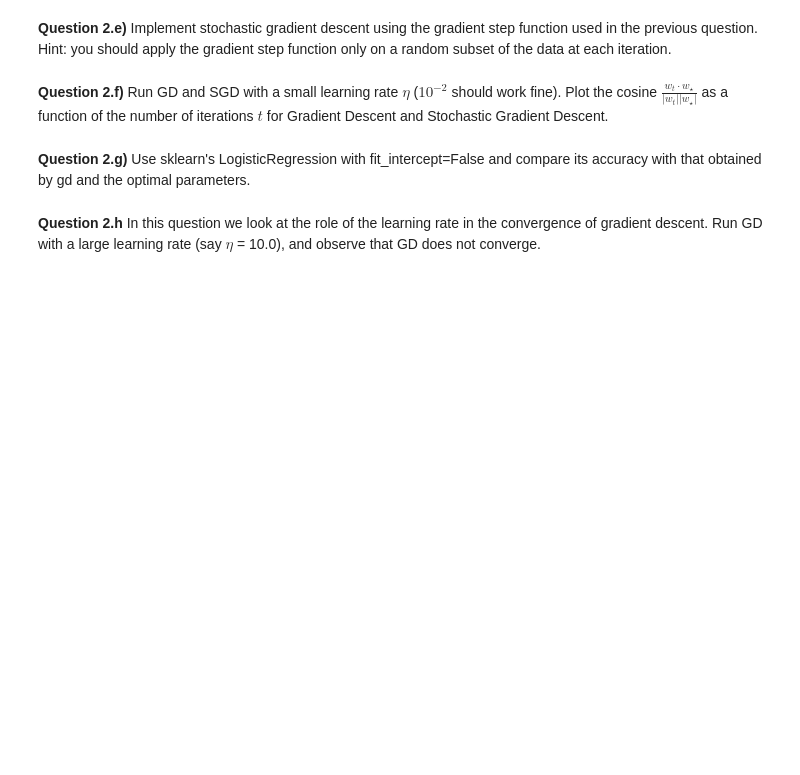
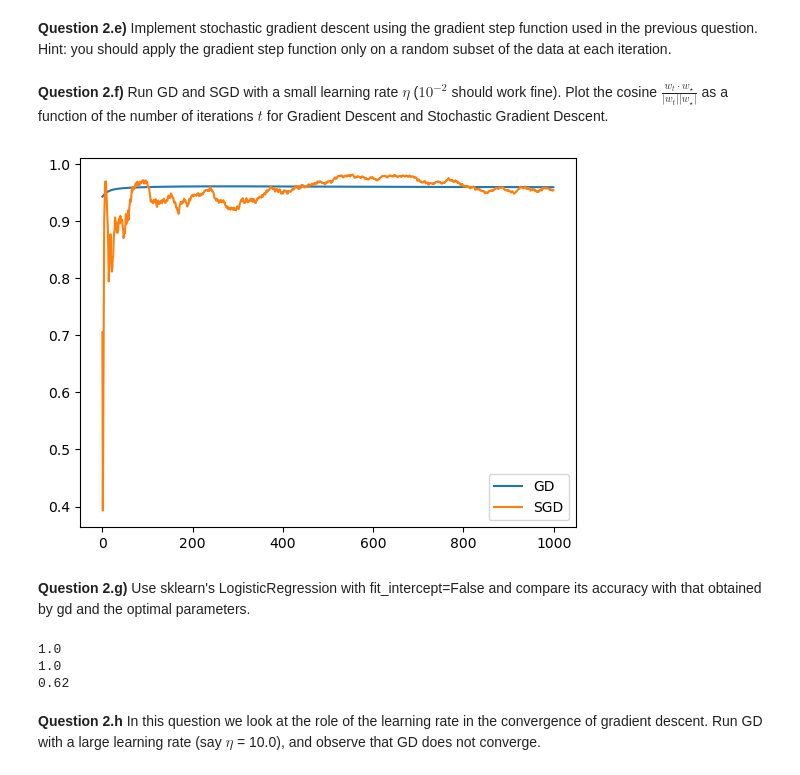
Before and after one commit to LyKex/ml_phy, a Jupyter notebook: ex4/exercise_4.ipynb, the cells around one changed output. Saved outputs shown, nothing was run; the diff lists cells and outputs as text; code cells hidden in the pictures; blank space fills up the shorter version.

```diff
--- a/ex4/exercise_4.ipynb
+++ b/ex4/exercise_4.ipynb
@@ -52,10 +193,52 @@ In this first exercise, we'll clarify the link between Gradient Descent, the pse
 # %% [markdown]
 **Question 2.b)** Generate an $n\times{d}$ random data matrix with dimension $d = 2$. Generate a random vector of optimal parameters $w_{opt}$. Generate the labels as $y = \pm 1$ from the distribution $p(y = 1 | x) = 1 - p(y = -1 | x) = \sigma(w_{opt}^Tx)$.
+# %%
+d = 2
+n = 100
+
+w_opt = np.random.randn(d)
+X = np.random.randn(n, d)
+y = 2 * np.random.binomial(1, sigmoid(X@w_opt)) -1
 # %% [markdown]
 **Question 2.d)** Implement a function performing one step gradient descent for logistic regression. Recall that with $y = \pm 1$,  the logistic loss is $\mathcal L = - \sum_i \log \sigma(y_i \times w^T x_i)$. Implement a second function enabling multiple iterations of gradient descent. This function should return the parameters calculated at each iteration.
+# %%
+def step_gd_logistic(X, y, w, step_size):
+    grad = X.T @ (sigmoid(X @ w) - y)
+    w = w - step_size * X.T @ (sigmoid(X @ w) - y)
+    return w
+
+def train_gd_logistic(X, y, w, step_size=0.01, n_iter=100):
+    ws= []
+    for i in range(n_iter):
+        w = step_gd_logistic(X, y, w, step_size)
+        ws.append(w)
+    return ws
 # %% [markdown]
 **Question 2.e)** Implement stochastic gradient descent using the gradient step function used in the previous question. Hint: you should apply the gradient step function only on a random subset of the data at each iteration.
+# %%
+def train_stochastic_logistic(X, y, w, step_size=0.01, batch_size=10, n_iter=100):
+    ws = []
+    for i in range(n_iter):
+        indices = np.random.choice(X.shape[0], batch_size)
+        X_batch = X[indices]
+        y_batch = y[indices]
+        w = step_gd_logistic(X_batch, y_batch, w, step_size)
+        ws.append(w)
+    return ws
 # %% [markdown]
 **Question 2.f)** Run GD and SGD with a small learning rate $\eta$ ($10^{-2}$ should work fine). Plot the cosine $\frac{w_t \cdot w_{\star}}{\vert{w_t}\vert\vert{w_{\star}\vert}}$ as a function of the number of iterations $t$ for Gradient Descent and Stochastic Gradient Descent.
+# %%
+ws_gd = train_gd_logistic(X, y, np.zeros(d), step_size=0.01, n_iter=1000)
+ws_sgd = train_stochastic_logistic(X, y, np.zeros(d), step_size=0.01, batch_size=10, n_iter=1000)
+# %%
+ys_gd = ws_gd @ w_opt / (np.linalg.norm(ws_gd, axis=1) * np.linalg.norm(w_opt))
+ys_sgd = ws_sgd @ w_opt / (np.linalg.norm(ws_sgd, axis=1) * np.linalg.norm(w_opt))
+
+plt.plot(ys_gd, label='GD')
+plt.plot(ys_sgd, label='SGD')
+plt.legend()
+plt.show()
+# %% [output]
+[figure, added]
 # %% [markdown]
 **Question 2.g)** Use sklearn's LogisticRegression with fit_intercept=False and compare its accuracy with that obtained by gd and the optimal parameters.
@@ -62,2 +250,13 @@ In this first exercise, we'll clarify the link between Gradient Descent, the pse
+# %%
+def zero_one_loss(y, y_hat):
+    return np.mean(y != y_hat)
+
+print(zero_one_loss(y, X@w_opt))
+print(zero_one_loss(y, X@ws_gd[-1]))
+print(zero_one_loss(y_sk, logreg_sk.predict(X)))
+# %% [output]
+1.0
+1.0
+0.62
 # %% [markdown]
 **Question 2.h** In this question we look at the role of the learning rate in the convergence of gradient descent. Run GD with a large learning rate (say $\eta$ = 10.0), and observe that GD does not converge.
```
Also changed, not shown: parts of 45 cells of this notebook, 2 other files.
